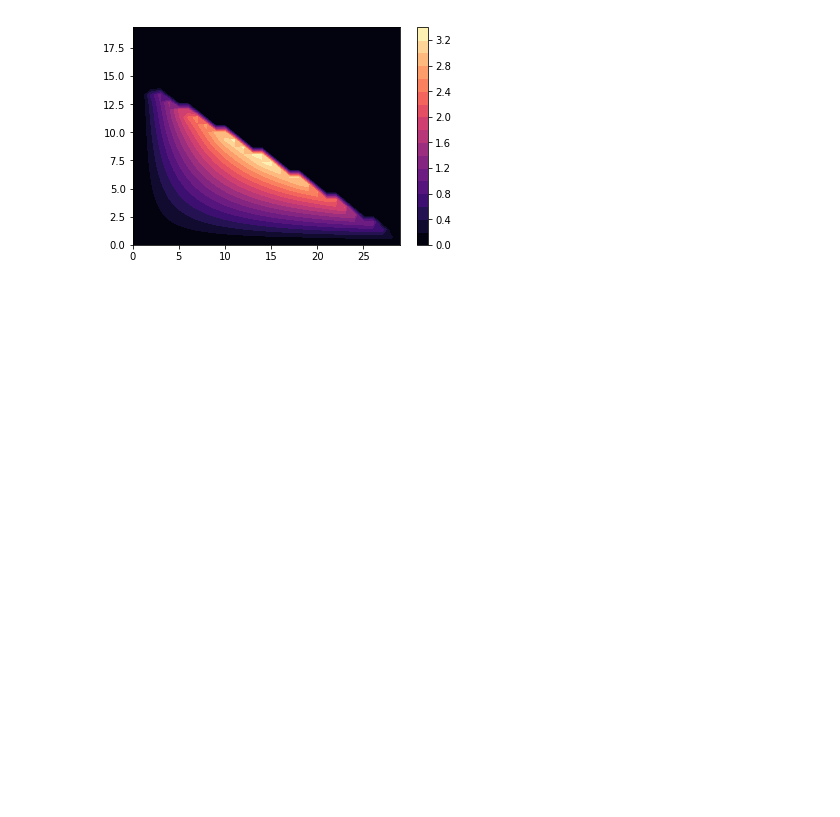
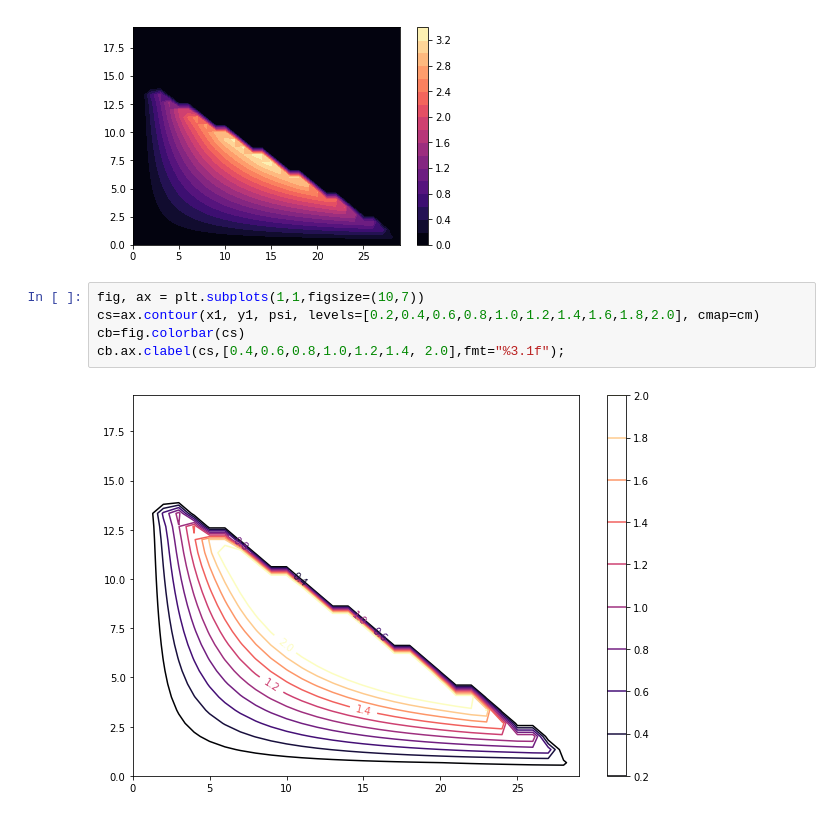
Before and after one commit to phaustin/e213_2019, a Jupyter notebook: Teri_try/FlowlinesAndrewFinal.ipynb, the cells around one changed output. Saved outputs shown, nothing was run; the diff lists cells and outputs as text; blank space fills up the shorter version.

Commit message:
add line contour

```diff
--- a/Teri_try/FlowlinesAndrewFinal.ipynb
+++ b/Teri_try/FlowlinesAndrewFinal.ipynb
@@ -352,3 +355,10 @@ plt.colorbar()
 # %% [output]
 <matplotlib.colorbar.Colorbar at 0x...>
 [figure]
+# %%
+fig, ax = plt.subplots(1,1,figsize=(10,7))
+cs=ax.contour(x1, y1, psi, levels=[0.2,0.4,0.6,0.8,1.0,1.2,1.4,1.6,1.8,2.0], cmap=cm)
+cb=fig.colorbar(cs)
+cb.ax.clabel(cs,[0.4,0.6,0.8,1.0,1.2,1.4, 2.0],fmt="%3.1f");
+# %% [output]
+[figure, added]
```
Also changed, not shown: parts of 2 cells of this notebook.
